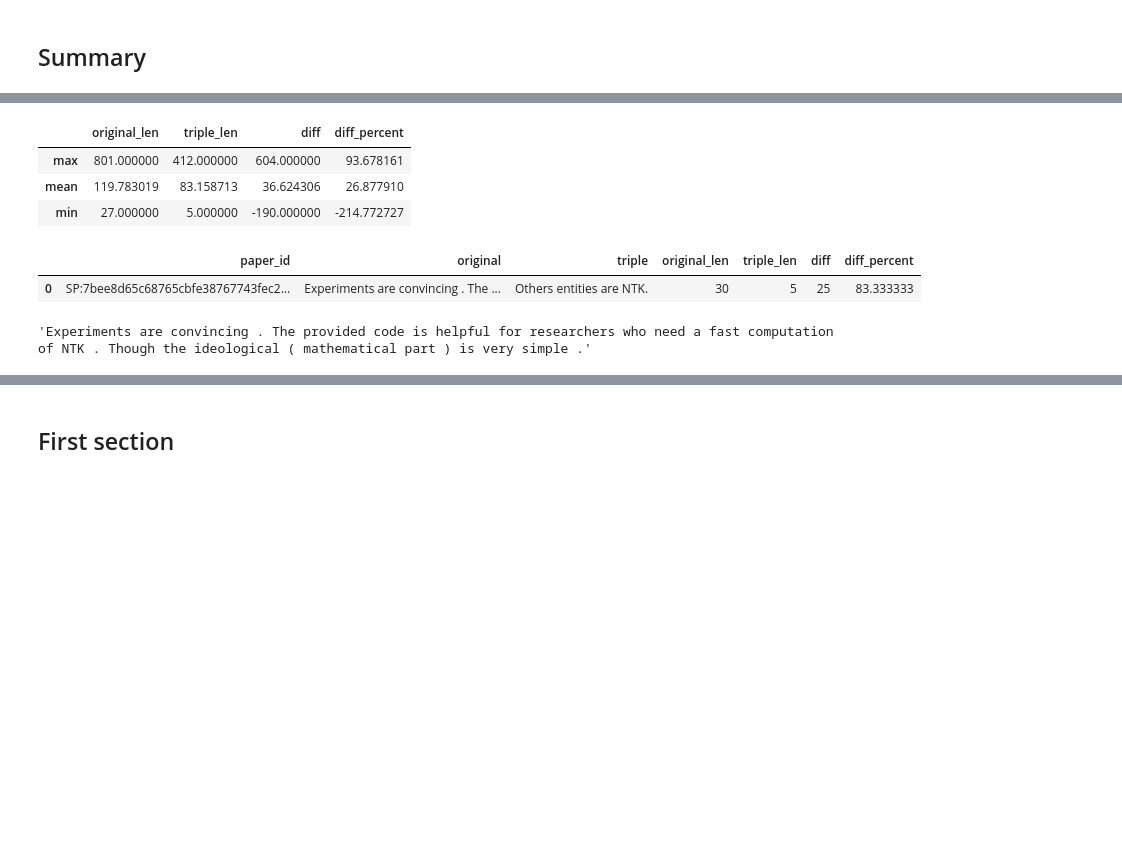
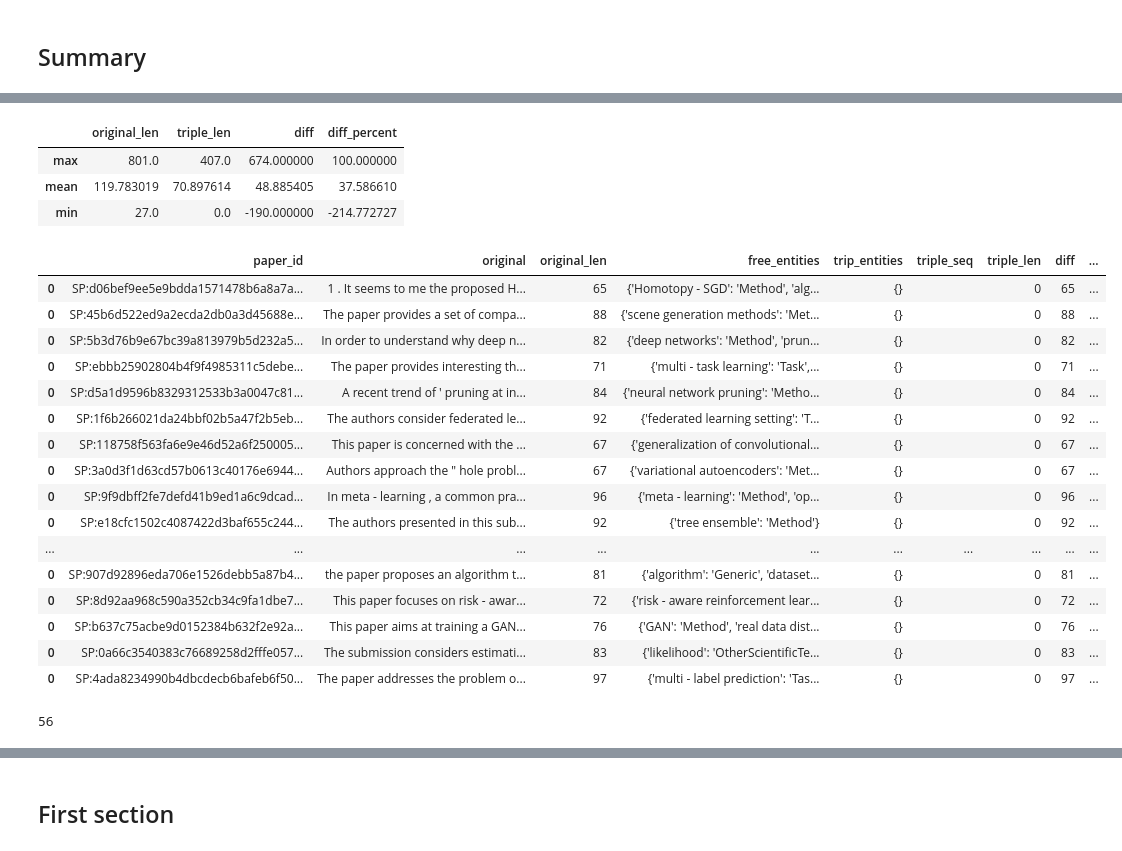
Before and after one commit to Thetang-145/My_Thesis_Playground, a Jupyter notebook: PL-Marker/_visualizeTriple.ipynb, the cells around one changed output, grey strips where cells are left out. Cells and saved outputs as stored; diff of their text form; code cells hidden in the pictures; blank space fills up the shorter version.

Commit message:
update triple visualization

```diff
--- a/PL-Marker/_visualizeTriple.ipynb
+++ b/PL-Marker/_visualizeTriple.ipynb
@@ -138,5 +62,0 @@ def display_graph(doc, rels):
-# %%
-flatten_ner = [j for i in result["predicted_ner"] for j in i]
-flatten_re  = [j for i in result["predicted_re"] for j in i[1]]
-for i in result["predicted_re"]:
-    print(i)
@@ -272,0 +280,5 @@ Name: num_paper, dtype: int64
+# %%
+dataset =  getDataset("abstract", "val")
+ent_stat_df_val, rel_stat_df_val = ent_rel_type(dataset)
+ent_stat_df_val["total"] = ent_stat_df_val[ent_types].apply(lambda row: sum(row), axis=1)
+rel_stat_df_val["total"] = rel_stat_df_val[rel_types].apply(lambda row: sum(row), axis=1)
@@ -479,2 +413,21 @@ class tripStat:
+# %%
+class tripStat:
+    def __init__(self, section, data_split):
+        self.section = section
+        self.data_split = data_split
+        self.dataset = getDataset(self.section, self.data_split)
+        self.df = getProcessedLen(self.dataset)
+        self.df["diff_percent"] = self.df.apply(lambda row: calPercDiff(row), axis=1)
+
+    def show(self):
+        return self.df
+
+    def showDist(self, show=["diff_percent"]):
+        fig, ax = plt.subplots()
+        for col in show:
+            self.df[col].plot(kind='density', ax=ax)
+
+    def describe(self):
+        return self.df.describe().loc[["max", "mean", "min"]]
 # %% [markdown]
 ## Summary
@@ -481,5 +515,5 @@ class tripStat:
 # %%
-stat_sum_train = tripStat("summary", "val")
-stat_sum_train.showDist()
+stat_sum_val = tripStat("summary", "val")
+stat_sum_val.show()
 # %% [output]
 Processing [==================================================] 3604/3604
@@ -487,17 +533,32 @@ Processing [==================================================] 3604/3604
 # %%
-stat_sum_train.describe()
+stat_sum_val.describe()
 # %% [output]
 |  | original_len | triple_len | diff | diff_percent |
-| max | 801.000000 | 412.000000 | 604.000000 | 93.678161 |
-| mean | 119.783019 | 83.158713 | 36.624306 | 26.877910 |
-| min | 27.000000 | 5.000000 | -190.000000 | -214.772727 |
+| max | 801.0 | 407.0 | 674.000000 | 100.000000 |
+| mean | 119.783019 | 70.897614 | 48.885405 | 37.586610 |
+| min | 27.0 | 0.0 | -190.000000 | -214.772727 |
 # %%
-lowest_trip = stat_sum_train.df[stat_sum_train.df["triple_len"]==5]
-lowest_trip
+lowest_trip_sum_val = stat_sum_val.df[stat_sum_val.df["triple_len"]==0]
+lowest_trip_sum_val
 # %% [output]
-|  | paper_id | original | triple | original_len | triple_len | diff | diff_percent |
-| 0 | SP:7bee8d65c68765cbfe38767743fec2... | Experiments are convincing . The ... | Others entities are NTK. | 30 | 5 | 25 | 83.333333 |
+|  | paper_id | original | original_len | free_entities | trip_entities | triple_seq | triple_len | diff | ... |
+| 0 | SP:d06bef9ee5e9bdda1571478b6a8a7a... | 1 . It seems to me the proposed H... | 65 | {'Homotopy - SGD': 'Method', 'alg... | {} |  | 0 | 65 | ... |
+| 0 | SP:45b6d522ed9a2ecda2db0a3d45688e... | The paper provides a set of compa... | 88 | {'scene generation methods': 'Met... | {} |  | 0 | 88 | ... |
+| 0 | SP:5b3d76b9e67bc39a813979b5d232a5... | In order to understand why deep n... | 82 | {'deep networks': 'Method', 'prun... | {} |  | 0 | 82 | ... |
+| 0 | SP:ebbb25902804b4f9f4985311c5debe... | The paper provides interesting th... | 71 | {'multi - task learning': 'Task',... | {} |  | 0 | 71 | ... |
+| 0 | SP:d5a1d9596b8329312533b3a0047c81... | A recent trend of ' pruning at in... | 84 | {'neural network pruning': 'Metho... | {} |  | 0 | 84 | ... |
+| 0 | SP:1f6b266021da24bbf02b5a47f2b5eb... | The authors consider federated le... | 92 | {'federated learning setting': 'T... | {} |  | 0 | 92 | ... |
+| 0 | SP:118758f563fa6e9e46d52a6f250005... | This paper is concerned with the ... | 67 | {'generalization of convolutional... | {} |  | 0 | 67 | ... |
+| 0 | SP:3a0d3f1d63cd57b0613c40176e6944... | Authors approach the " hole probl... | 67 | {'variational autoencoders': 'Met... | {} |  | 0 | 67 | ... |
+| 0 | SP:9f9dbff2fe7defd41b9ed1a6c9dcad... | In meta - learning , a common pra... | 96 | {'meta - learning': 'Method', 'op... | {} |  | 0 | 96 | ... |
+| 0 | SP:e18cfc1502c4087422d3baf655c244... | The authors presented in this sub... | 92 | {'tree ensemble': 'Method'} | {} |  | 0 | 92 | ... |
+| ... | ... | ... | ... | ... | ... | ... | ... | ... | ... |
+| 0 | SP:907d92896eda706e1526debb5a87b4... | the paper proposes an algorithm t... | 81 | {'algorithm': 'Generic', 'dataset... | {} |  | 0 | 81 | ... |
+| 0 | SP:8d92aa968c590a352cb34c9fa1dbe7... | This paper focuses on risk - awar... | 72 | {'risk - aware reinforcement lear... | {} |  | 0 | 72 | ... |
+| 0 | SP:b637c75acbe9d0152384b632f2e92a... | This paper aims at training a GAN... | 76 | {'GAN': 'Method', 'real data dist... | {} |  | 0 | 76 | ... |
+| 0 | SP:0a66c3540383c76689258d2fffe057... | The submission considers estimati... | 83 | {'likelihood': 'OtherScientificTe... | {} |  | 0 | 83 | ... |
+| 0 | SP:4ada8234990b4dbcdecb6bafeb6f50... | The paper addresses the problem o... | 97 | {'multi - label prediction': 'Tas... | {} |  | 0 | 97 | ... |
 # %%
-lowest_trip["original"][0]
+len(lowest_trip_sum_val)
 # %% [output]
-'Experiments are convincing . The provided code is helpful for researchers who need a fast computation of NTK . Though the ideological ( mathematical part ) is very simple .'
+56
```
Also changed, not shown: parts of 84 cells of this notebook, 1 other file.
